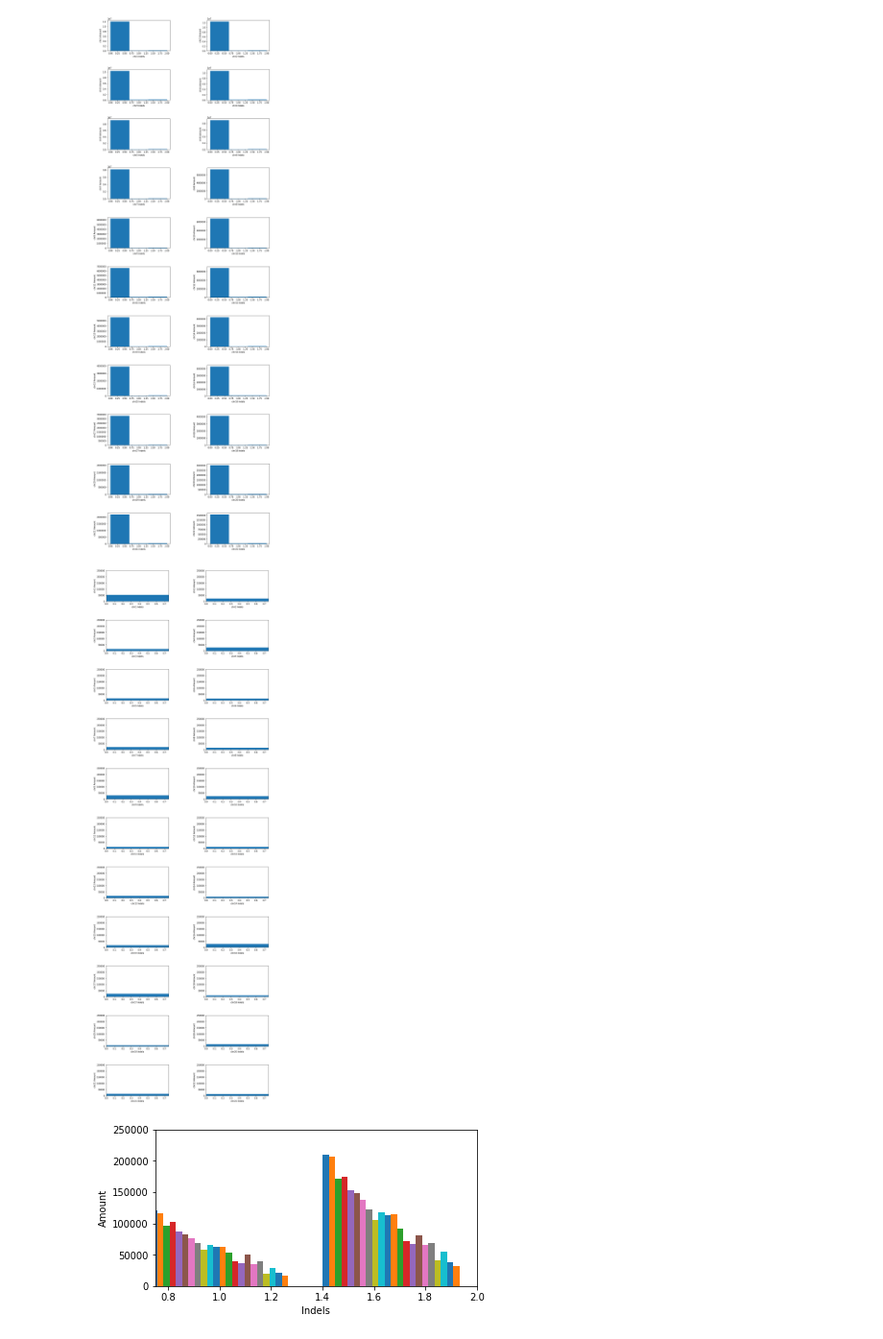
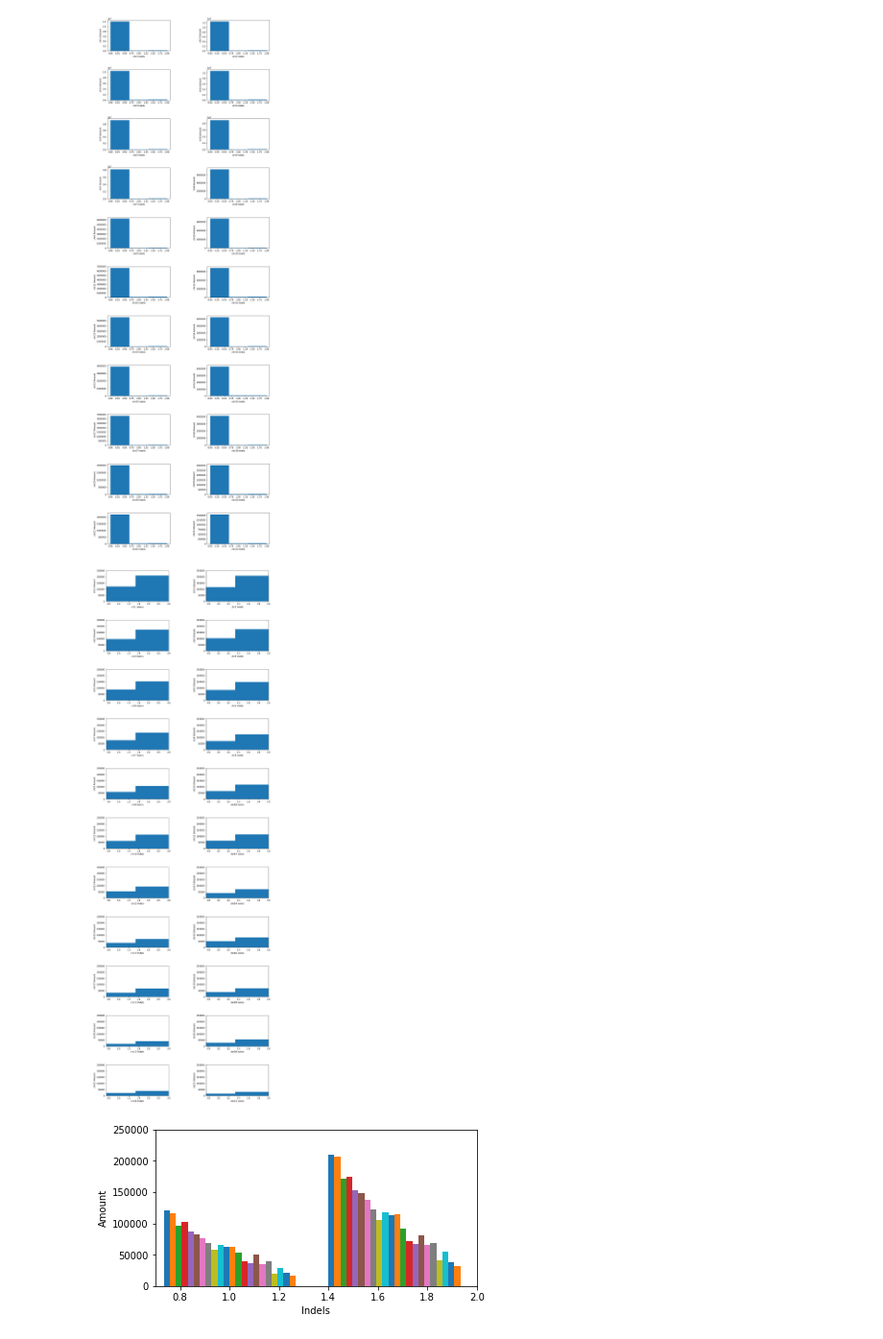
Before and after one commit to madelinehawkins/Research, a Jupyter notebook: Plotting/BAM_1/BAM_1_Plotting.ipynb, the cells around one changed output. Shown at 96% size. Saved outputs shown, nothing was run; the diff lists cells and outputs as text; code cells hidden in the pictures.

```diff
--- a/Plotting/BAM_1/plotting.ipynb
+++ b/Plotting/BAM_1/BAM_1_Plotting.ipynb
@@ -99,8 +102,10 @@ for i in range(0, 22):
     if i % 2 == 0:
         l_side += 1
     axs[l_side, r_side].hist(coverage[i], bins=200)
+    axs[l_side, r_side].set_yscale('log')
     axs[l_side, r_side].set_xlabel('chr' + str(i + 1) + ' Coverage')
     axs[l_side, r_side].set_ylabel('chr' + str(i + 1) + ' Amount')
+    print ('\r', 'chr', i + 1, end='')
 
 plt.show()
 # %% [output]
@@ -171,15 +155,9 @@ for i in range(0, 22):
     if i % 2 == 0:
         l_side += 1
     axs[l_side, r_side].hist(mapping_quality[i], bins=60)
+    axs[l_side, r_side].set_yscale('log')
     axs[l_side, r_side].set_xlabel('chr' + str(i + 1) + ' Mapping Quality')
     axs[l_side, r_side].set_ylabel('chr' + str(i + 1) + ' Amount')
 
 plt.show()
-
-
-
-# plt.hist(mapping_quality, bins=60)
-# plt.xlabel('Mapping Quality')
-# plt.ylabel('Amount')
-# plt.show()
 # %% [output]
@@ -189,24 +164,0 @@ Like in coverage, mapping quality is mostly 60 but lets zoom in on the others an
-# %%
-fig, axs = plt.subplots(11,2,figsize=(15, 45))
-fig.subplots_adjust(left=0.2, wspace=0.6, hspace=0.6)
-# Set it to -1 to make code a little cleaner.
-l_side = -1
-for i in range(0, 22):
-    # Some math to set up where to position the plots
-    r_side = i % 2
-    if i % 2 == 0:
-        l_side += 1
-    axs[l_side, r_side].hist(mapping_quality[i], bins=60)
-    axs[l_side, r_side].set_xlabel('chr' + str(i + 1) + ' Mapping Quality')
-    axs[l_side, r_side].set_ylabel('chr' + str(i + 1) + ' Amount')
-    axs[l_side, r_side].set_xlim(0, 60)
-    axs[l_side, r_side].set_ylim(0, 12500)
-
-plt.show()
-
-
-# plt.hist(mapping_quality, bins=60)
-# plt.xlabel('Mapping Quality')
-# plt.ylabel('Amount')
-# plt.axis([0, 60, 0, 12500])
-# plt.show()
@@ -291,30 +241,30 @@ plt.show()
 # %%
 """
 Zooming in on the indels
 """
 fig, axs = plt.subplots(11,2,figsize=(15, 45))
 fig.subplots_adjust(left=0.2, wspace=0.6, hspace=0.6)
 # Set it to -1 to make code a little cleaner.
 l_side = -1
 for i in range(0, 22):
     # Some math to set up where to position the plots
     r_side = i % 2
     if i % 2 == 0:
         l_side += 1
-    axs[l_side, r_side].hist(mapping_quality[i], bins=3)
+    axs[l_side, r_side].hist(indel[i], bins=3)
     axs[l_side, r_side].set_xlabel('chr' + str(i + 1) + ' Indels')
     axs[l_side, r_side].set_ylabel('chr' + str(i + 1) + ' Amount')
-    axs[l_side, r_side].set_xlim(0, 0.75)
+    axs[l_side, r_side].set_xlim(0.75, 2)
     axs[l_side, r_side].set_ylim(0, 250000)
 
 plt.show()
 
 # Showing them all together
 plt.hist(indel, bins=3)
 plt.xlabel('Indels')
 plt.ylabel('Amount')
-plt.axis([0.75, 2, 0, 250000])
+plt.axis([0.7, 2, 0, 250000])
 plt.show()
 # %% [output]
-[figure, old version]
+[figure, new version]
-[figure, old version]
+[figure, new version]
```
Also changed, not shown: parts of 7 cells of this notebook.
